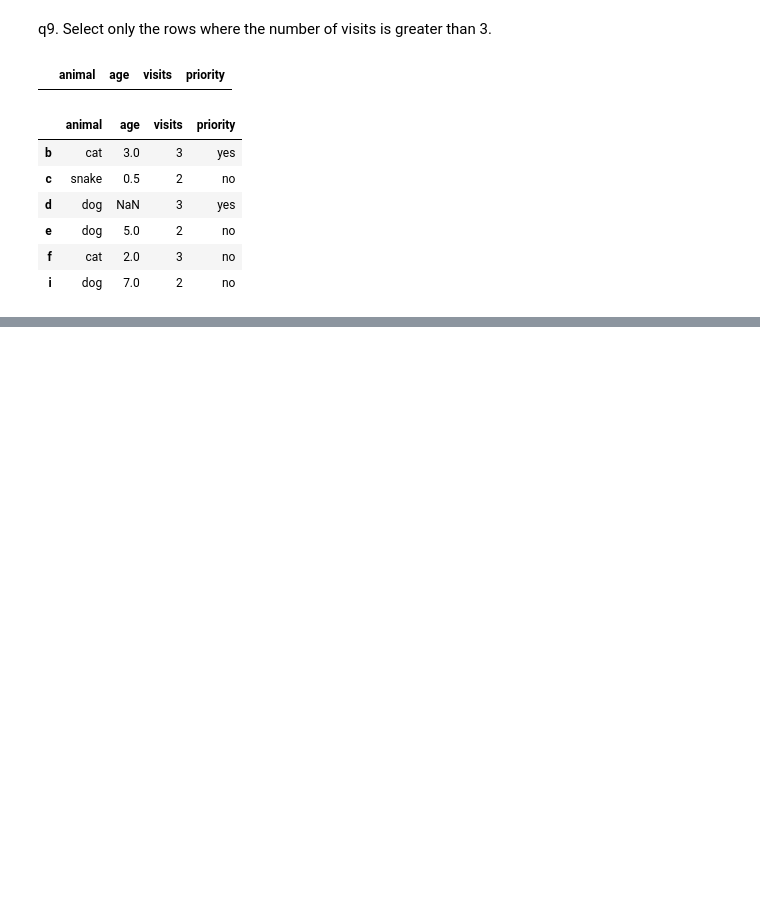
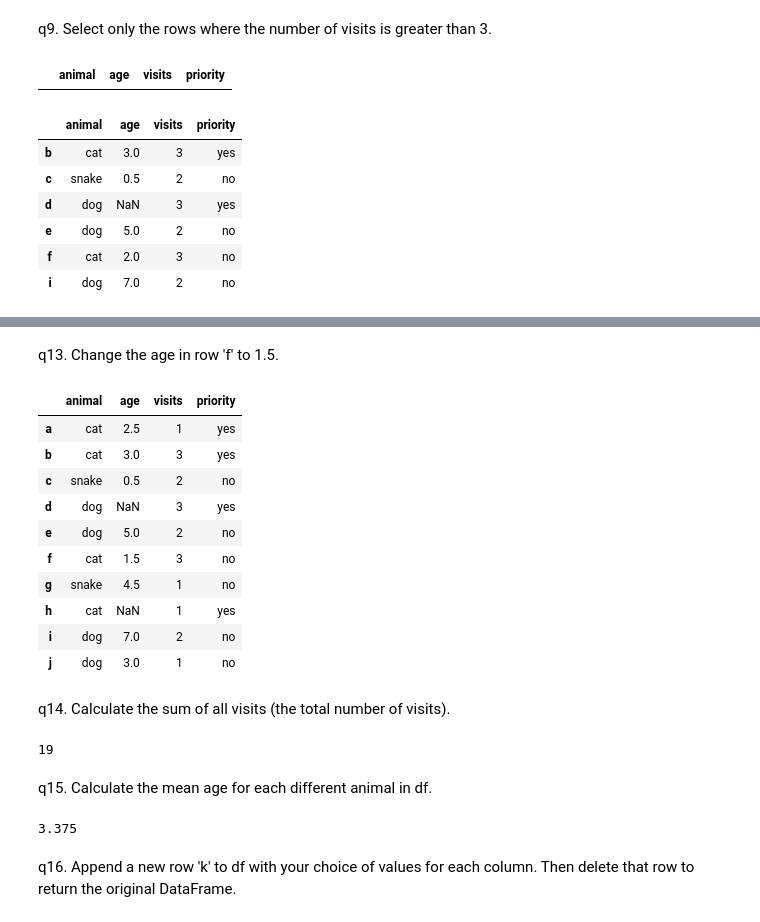
Before and after one commit to akashsinghsharma/python-notes, a Jupyter notebook: 100_pandas_puzzles.ipynb, the cells around one changed output, grey strips where cells are left out. Cells and saved outputs as stored; diff of their text form; code cells hidden in the pictures; blank space fills up the shorter version.

```diff
--- a/100_pandas_puzzles.ipynb
+++ b/100_pandas_puzzles.ipynb
@@ -167,0 +202,31 @@ df1[df1['visits'] >1] #To see if the code is running properly.
+# %% [markdown]
+q13. Change the age in row 'f' to 1.5.
+# %%
+df1.loc['f' , 'age'] = 1.5
+df1
+# %% [output]
+|  | animal | age | visits | priority |
+| a | cat | 2.5 | 1 | yes |
+| b | cat | 3.0 | 3 | yes |
+| c | snake | 0.5 | 2 | no |
+| d | dog | NaN | 3 | yes |
+| e | dog | 5.0 | 2 | no |
+| f | cat | 1.5 | 3 | no |
+| g | snake | 4.5 | 1 | no |
+| h | cat | NaN | 1 | yes |
+| i | dog | 7.0 | 2 | no |
+| j | dog | 3.0 | 1 | no |
+# %% [markdown]
+q14. Calculate the sum of all visits (the total number of visits).
+# %%
+df1['visits'].sum()
+# %% [output]
+19
+# %% [markdown]
+q15. Calculate the mean age for each different animal in df.
+# %%
+df1['age'].mean()
+# %% [output]
+3.375
+# %% [markdown]
+q16. Append a new row 'k' to df with your choice of values for each column. Then delete that row to return the original DataFrame.
```
Also changed, not shown: parts of 8 cells of this notebook.
